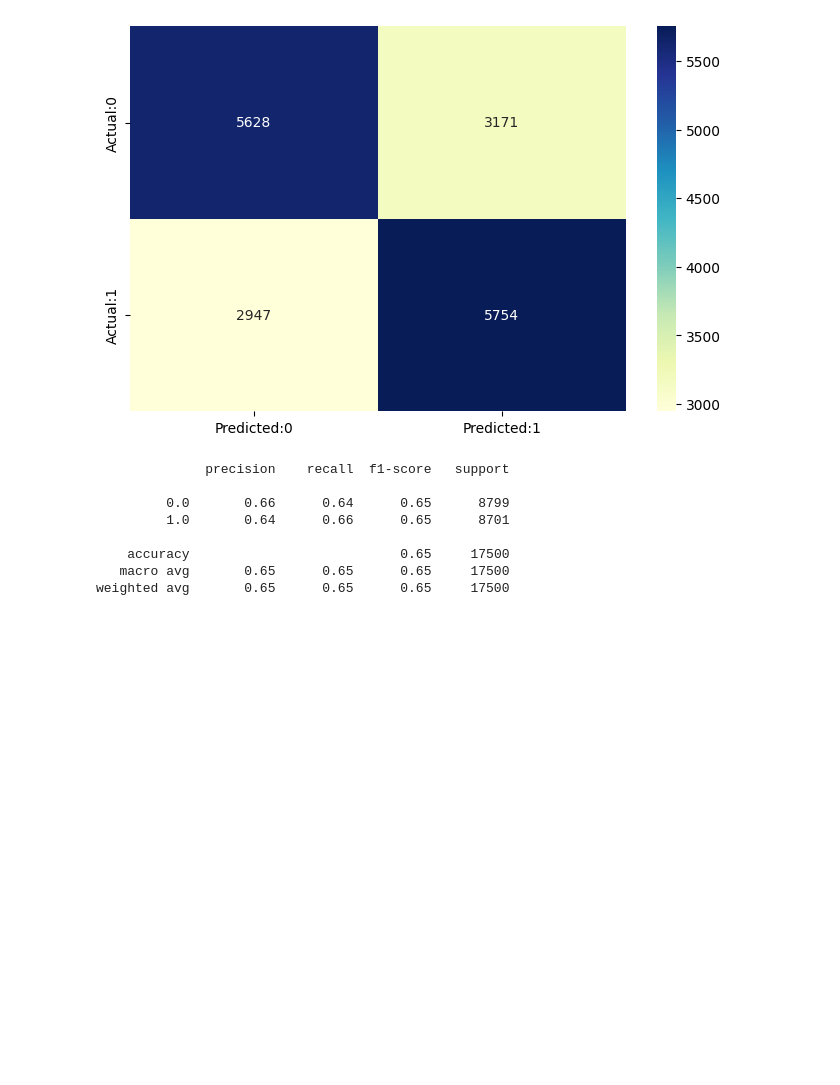
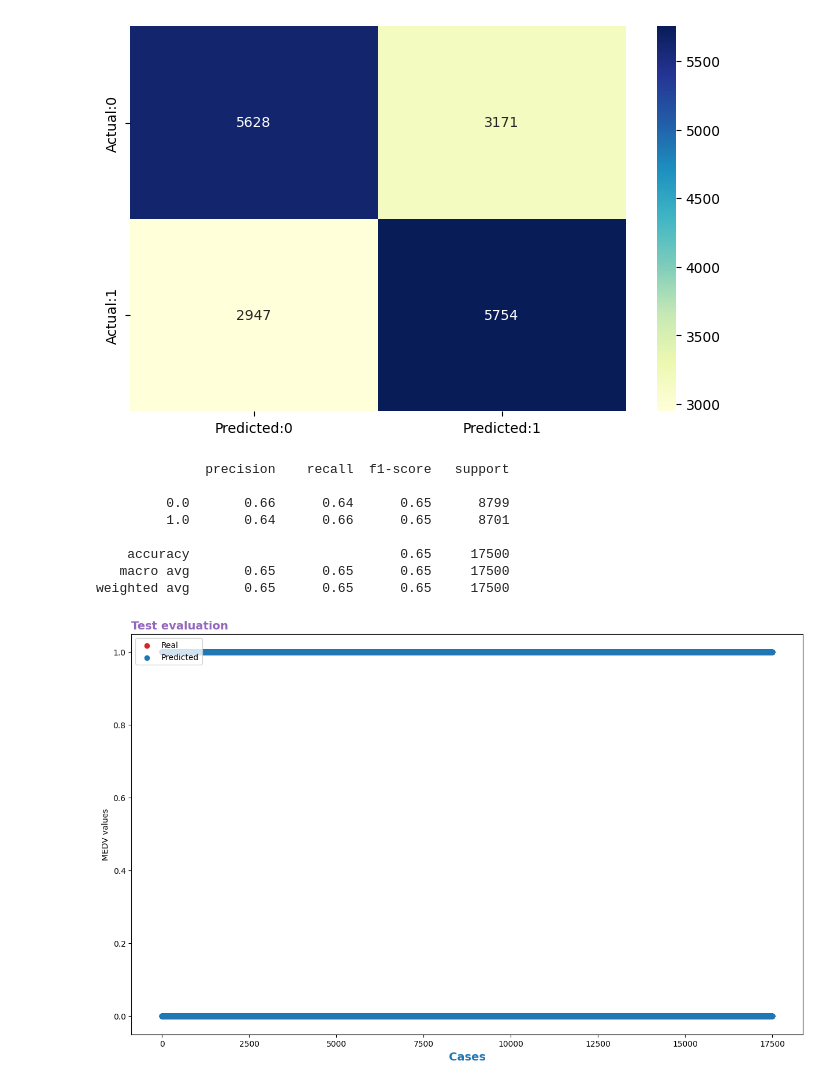
Before and after one commit to ignacionunezG/BI-Cardio-Disease, a Jupyter notebook: Proyecto.ipynb, the cells around one changed output. Drawn from its saved outputs; the diff is of its cells as text; code cells hidden in the pictures; blank space fills up the shorter version.

```diff
--- a/Proyecto.ipynb
+++ b/Proyecto.ipynb
@@ -979,7 +979,7 @@ sns.lineplot(data=[training_accuracy,testing_accuracy])
 [figure]
 # %%
 # Selected Model
-mlp_selected = MLPClassifier(hidden_layer_sizes=(50,30),random_state=1, max_iter=500, tol=0.001, n_iter_no_change=3, verbose=True)
+mlp_selected = MLPClassifier(hidden_layer_sizes=(50,30),random_state=1, max_iter=5000, tol=0.001, n_iter_no_change=3, verbose=True)
 mlp_selected.fit(X_train, y_train)
 # %% [output]
 Iteration 1, loss = 0.64626510
@@ -1022,3 +1022,20 @@ print(classification_report(y_test,Y_pred_test))
     accuracy                           0.65     17500
    macro avg       0.65      0.65      0.65     17500
 weighted avg       0.65      0.65      0.65     17500
+# %%
+import matplotlib.pyplot as plt
+
+fig, ax = plt.subplots(figsize=(15, 9))
+
+
+x_axis=list(range(len(y_test)))
+
+ax.scatter(x_axis, y_test, color = 'tab:red', label='Real')
+ax.scatter(x_axis, Y_pred_test, color = 'tab:blue', label='Predicted')
+ax.set_xlabel("Cases", fontdict = {'fontsize':14, 'fontweight':'bold', 'color':'tab:blue'})
+ax.set_ylabel("MEDV values")
+ax.set_title('Test evaluation', loc = "left", fontdict = {'fontsize':14, 'fontweight':'bold', 'color':'tab:purple'})
+ax.legend(loc = 'upper left')
+plt.show()
+# %% [output]
+[figure, added]
```
Also changed, not shown: parts of 1 cell of this notebook.
